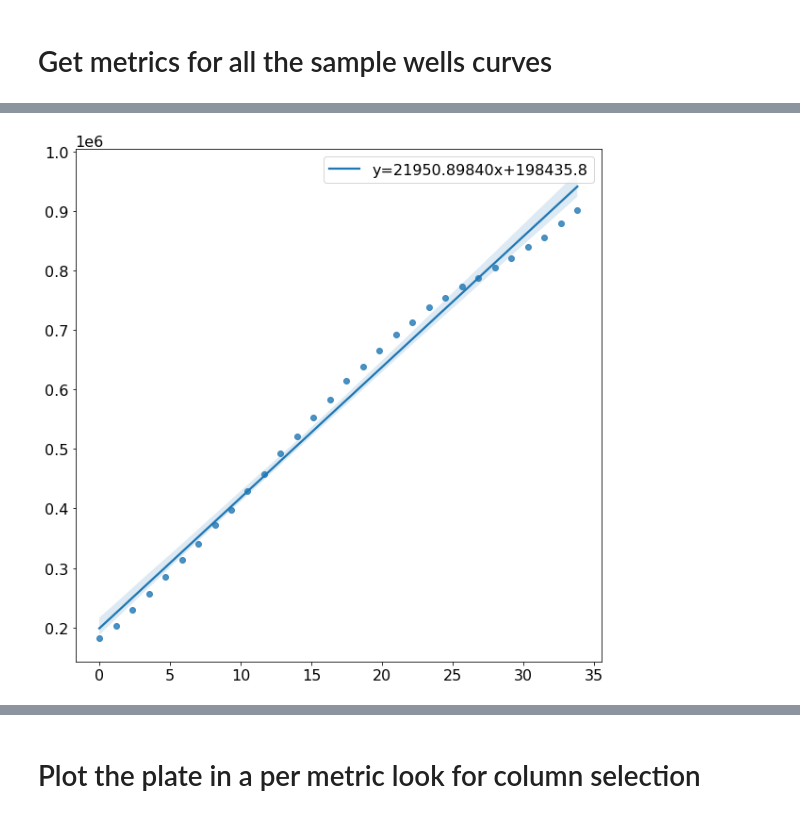
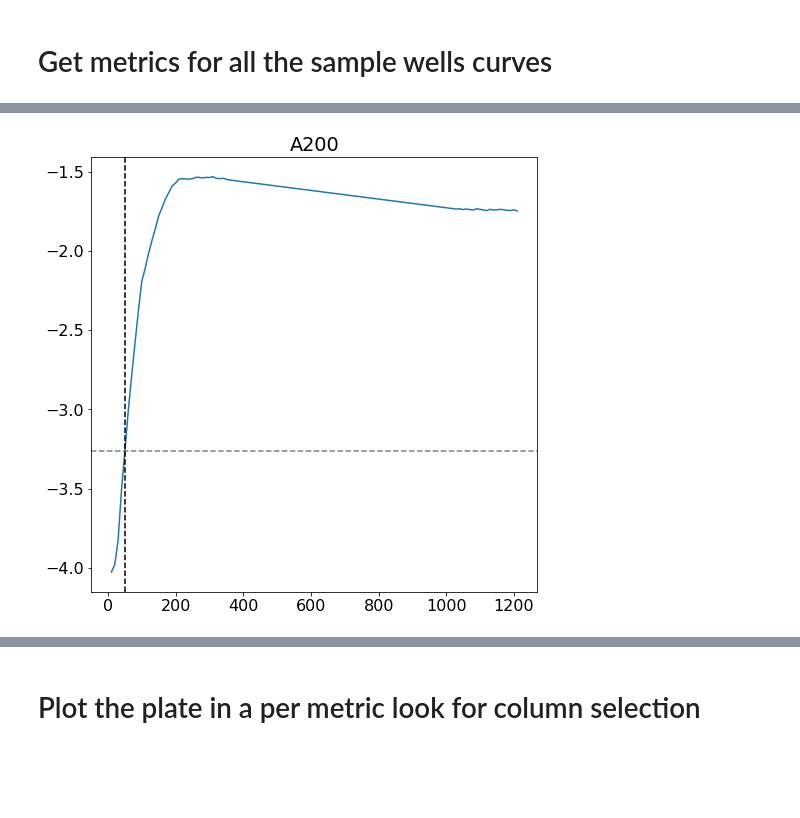
Before and after one commit to cultivarium/Growth_analysis, a Jupyter notebook: growth_curves.ipynb, the cells around one changed output, grey strips where cells are left out. Saved outputs shown, nothing was run; the diff lists cells and outputs as text; code cells hidden in the pictures; blank space fills up the shorter version.

```diff
--- a/growth_curves.ipynb
+++ b/growth_curves.ipynb
@@ -149,7 +149,7 @@ plateid=plateidobj.iloc[0,1]
 print('Plate ID is: '+plateid)
 # Get the line number of the 315,415 string
 # start line number
-sln=ppdf.index[ppdf[cols[0]]==315415]
+sln=ppdf.index[ppdf[cols[0]]==600]
 #print(sln[0])
 # get the end line number
 eln=ppdf.index[ppdf[cols[0]]=='Results']
@@ -158,7 +158,8 @@ nr=(eln[0]-sln[0])-4
 #print(nr)
 # starting from the synergy H1 format
 expdf=pd.read_excel(filepath, skiprows=sln[0]+3, nrows=nr, usecols="B:CU")
-#platedf.to_csv('test_input.csv')
+
+# empty wells are NaN
 
 # add a minutes column for easy plotting and calculations
 minuteslist=[]
@@ -174,7 +175,7 @@ for t in expdf['Time']:
 # add the column to grapdf
 minuteseries=pd.Series(minuteslist, name='total_minutes')
 expdf=pd.concat([expdf,minuteseries],axis=1)
-
+expdf=expdf.fillna(0)
 expdf
 # %% [output]
 Plate ID is: Plate 1
@@ -417,18 +418,26 @@ log2tdf
 # calculate maxOD and time to reach maxOD for the wells in log2tdf
 # the final table will look like
 # well | maxOD | ttr_maxOD | mid_log OD | ttr_mid_logOD | growth_rate | doubeling_time
+
+# using a max slope approach to catch the growth rate. The window for slope calculations will be 3 points.
+# the time to reach max slope will be for the end point of the window.
+# All slope calculations will be done on the log2 values.
 
 def getMetrics(curve1,curve2, col):
     # returns the mid-log OD and time to reach mid log
     # uses rolling regression and R values to capture different segments of the curve
 
     # rolling regression - get the R values for a regression line in every coordinate
-    # curve is a list of curve values over time
-    #work with the smallest window - 2 coordinates
+    # curve is a list of curve values over time - log2
+    #time
+    curve1_list=curve1.values.tolist()
+    # log2 values
+    curve2_list=curve2.values.tolist()
     window=2
     slopes = []
     intercepts = []
     Rs=[]
+    windows={}
     # get the values for the window
     for c in range(len(curve1)-window):
         ogx=curve1.loc[c:c+window]
@@ -437,19 +446,39 @@ def getMetrics(curve1,curve2, col):
         x=np.array(ogx.values.tolist())
         y=y.reshape(-1,1)
         x=x.reshape(-1,1)
-
         lr=LinearRegression()
         lr.fit(x,y)
         R_coef=lr.score(x,y)
-        if R_coef<0.95:
-            '''print(col+'\t'+str(c)+' minutes')
-            print(R_coef)'''
+        '''if R_coef<0.95:
+            #print(col+'\t'+str(c)+' minutes')
+            #print(R_coef)
             exp=c
-            break
+            break'''
 
         Rs.append(R_coef)
         intercepts.append(lr.intercept_)
-        slopes.append(lr.coef_[0])
+        slopes.append(float(lr.coef_[0]))
+        # store the window indices information in a dictionary the keys will be window numbers which will correlate with slope numbers.
+        # every window gets one slope and one R coefficient number
+        windows[c]=c+window
+
+
+    # find the index for the window that has the maximum slope
+    # max_slope
+    max_slope=max(slopes)
+    max_slope_idx=slopes.index(max_slope)
+    # get the values for the max_slope and time to max_slope
+
+
+    # get the place on the general curve for fetching the time to max sloe
+    max_slope_indx=windows[max_slope_idx]
+    ogmax_slope_val=curve2_list[max_slope_indx]
+    # inverse log 2 back to od
+    max_slope_val=2**ogmax_slope_val
+
+    ttr_max_slope=curve1_list[max_slope_indx]
+
+    '''# this creates the plot for the general chunk of curve from the begining - obsolete for this version
     ogxlist=list(curve1[0:c])
     ogylist=list(curve2[0:c])
     tslope, intercept, r_value, p_value, std_err = stats.linregress(ogxlist,ogylist)
@@ -463,22 +492,33 @@ def getMetrics(curve1,curve2, col):
     #plt.yscale('log')
     #plt.xscale('log')
     plt.legend()
+    plt.show()'''
+
+    # get the metrics
+    max_slope_R=Rs[max_slope_idx]
+
+    dbl_time=1/max_slope
+
+    # plot the curve for eyballing - now add the max_slope point
+    plt.figure(figsize=(8,8))
+    sns.lineplot(x=curve1_list, y=curve2_list)
+    plt.axhline(y=ogmax_slope_val, color='grey', linestyle='--')
+    plt.axvline(x=ttr_max_slope, color='black', linestyle='--')
+    plt.title(col)
     plt.show()
 
-    # get the metrics
-    exp_phase_idx=c
-    midlog_idx=int(c/2)
-    growth_rate=tslope
-    dbl_time=1/growth_rate
 
 
-    return exp_phase_idx,midlog_idx,growth_rate,dbl_time
+    return max_slope,max_slope_val, dbl_time,ttr_max_slope, max_slope_R
+
+
+
 fpopdf=pd.DataFrame()
 for col in log2tdf.columns:
-    if '00' in col or 'total_minutes' in col:
+    if not '00' in col or 'total_minutes' in col:
         continue
     # get the values for the maxOD, midlog, growth rate and doubling time
-    ep_idx,mdlg_idx,gr,dbt=getMetrics(log2tdf['total_minutes'],log2tdf[col],col)
+    max_slope,max_slope_od,dbt,ttr_max_slope,max_slop_R=getMetrics(log2tdf['total_minutes'],log2tdf[col],col)
     # use the indices to get the values from the series
     # for max OD I need to use the original columns
     ogcol=col.replace('00','')
@@ -489,14 +529,10 @@ for col in log2tdf.columns:
     ttr_max_idx=ttr_max_idx[0]
     ttr_max_od=log2tdf.loc[ttr_max_idx]['total_minutes']
 
-    midlog_od=ogcol_list[mdlg_idx]
-    ttr_midlog=log2tdf.loc[mdlg_idx]['total_minutes']
-
-
     # update the table
-    values_to_add = { 'sample_name':col2sample[ogcol],'well': ogcol,'plate_id':plateid,'maxOD600':max_od,
-                     'Growth_rate':gr,'Doubling_time':dbt,'Time_to_reach_maxOD600_(minutes)':ttr_max_od,
-                     'Mid_log_OD600':midlog_od,'Time_to_reach_mid_log_(minutes)':ttr_midlog }
+    values_to_add = {'sample_name':col2sample[ogcol],'well': ogcol,'plate_id':plateid,'maxOD600':max_od,
+                     'Maximum_slope':max_slope,'Doubling_time':dbt,'Time_to_reach_maxOD600_(minutes)':ttr_max_od,
+                     'Maximum_slope_OD':max_slope_od,'Time_to_reach_max_slope_(minutes)':ttr_max_slope }
     row_to_add = pd.Series(values_to_add, name=ogcol)
     new_df=pd.DataFrame([row_to_add], columns=row_to_add._stat_axis)
     fpopdf = pd.concat([fpopdf,new_df],ignore_index=True)
@@ -507 +543 @@ fpopdf
-[figure, old version]
+[figure, new version]
```
Also changed, not shown: parts of 9 cells of this notebook.
